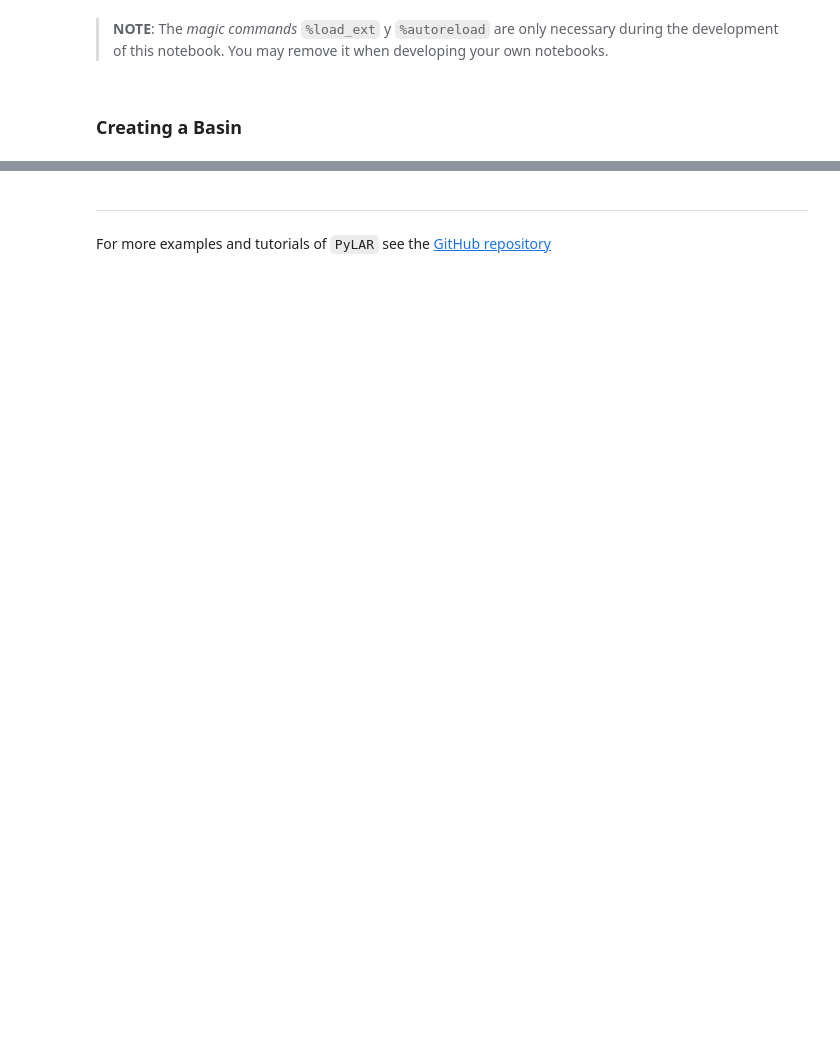
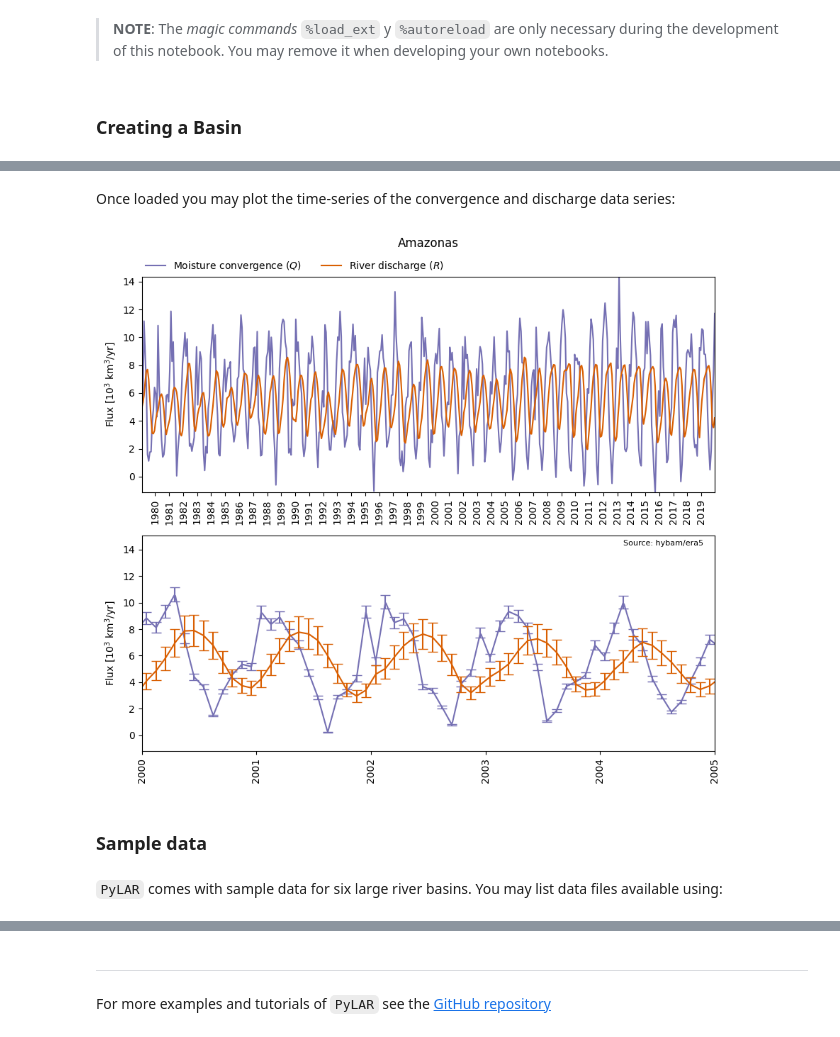
Before and after one commit to seap-udea/pylar, a Jupyter notebook: tutorials/pylar-quickstart.ipynb, the cells around one changed output, grey strips where cells are left out. Drawn from its saved outputs; the diff is of its cells as text; code cells hidden in the pictures; blank space fills up the shorter version.

```diff
--- a/tutorials/pylar-quickstart.ipynb
+++ b/tutorials/pylar-quickstart.ipynb
@@ -31,2 +32,2 @@ In order to start you need to create a Basin:
 # %%
-amazonas = lar.Basin(name='amazonas')
+amazonas = lar.Basin(key='amazonas',name='Amazonas')
@@ -32,0 +57,6 @@ amazonas = lar.Basin(name='amazonas')
+# %% [markdown]
+Once loaded you may plot the time-series of the convergence and discharge data series:
+# %%
+fig = amazonas.plot_basin_series()
+# %% [output]
+[figure, added]
@@ -32,0 +65,4 @@ amazonas = lar.Basin(name='amazonas')
+# %% [markdown]
+### Sample data
+# %% [markdown]
+`PyLAR` comes with sample data for six large river basins. You may list data files available using:
```
Also changed, not shown: parts of 10 cells of this notebook, 34 other files.
